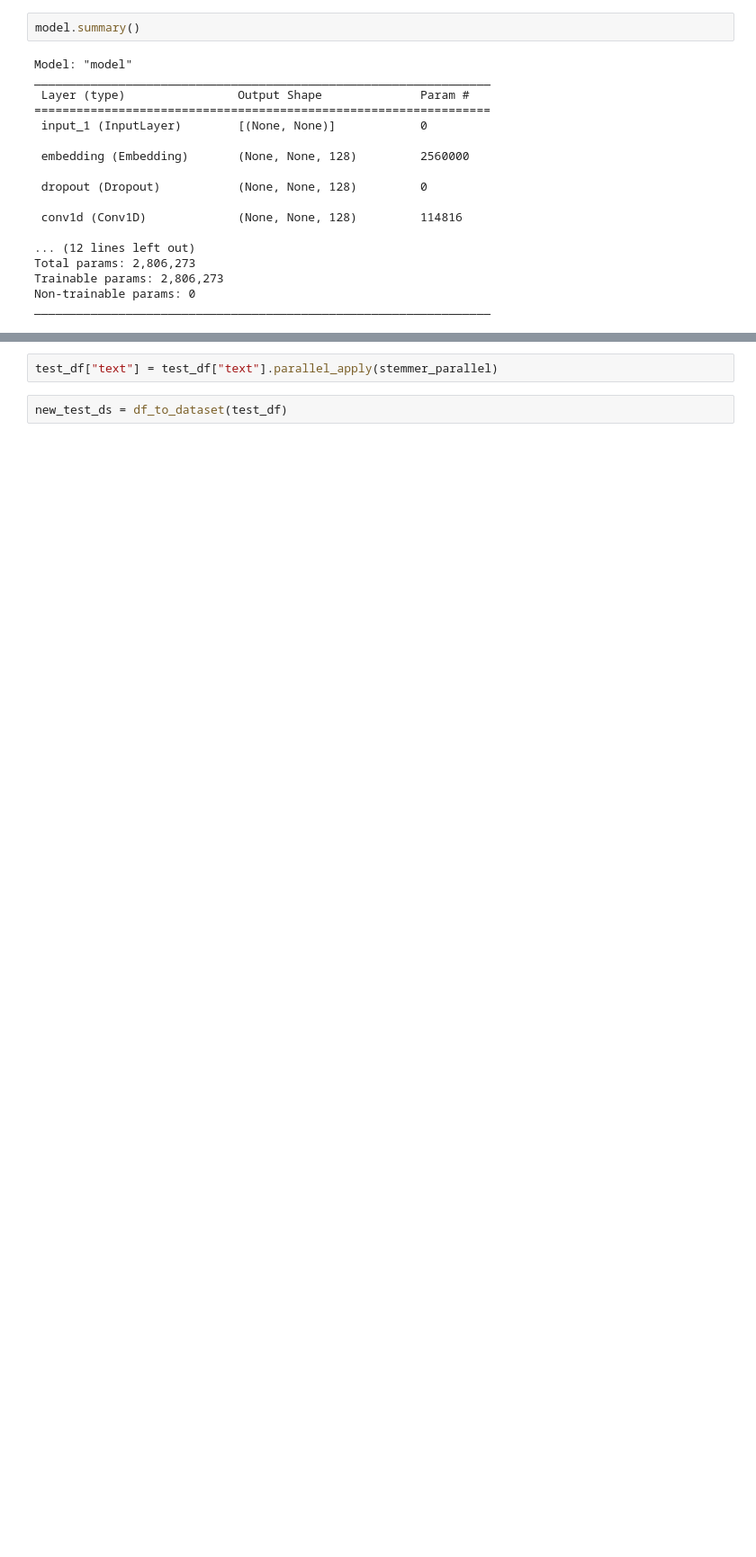
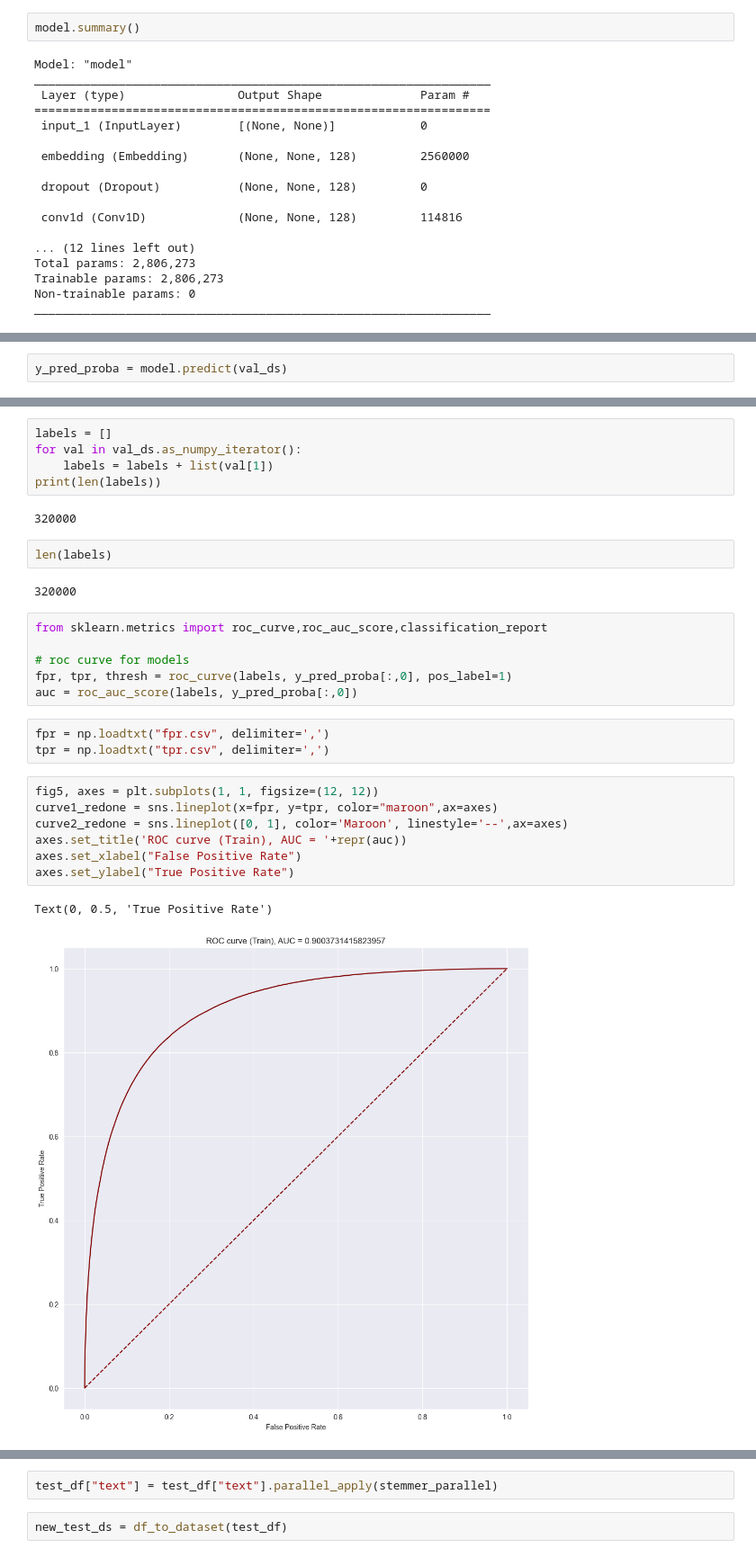
Before and after one commit to vishal-parameswaran/Suicidal_Intent_NLP_Classifier, a Jupyter notebook: neural_net.ipynb, the cells around one changed output, grey strips where cells are left out. Shown at 90% size. Saved outputs shown, nothing was run; the diff lists cells and outputs as text; blank space fills up the shorter version.

```diff
--- a/neural_net.ipynb
+++ b/neural_net.ipynb
@@ -267,0 +270,2 @@ Epoch 10/10
+# %%
+y_pred_proba = model.predict(val_ds)
@@ -267,0 +281,30 @@ Epoch 10/10
+# %%
+labels = []
+for val in val_ds.as_numpy_iterator():
+    labels = labels + list(val[1])
+print(len(labels))
+# %% [output]
+320000
+# %%
+len(labels)
+# %% [output]
+320000
+# %%
+from sklearn.metrics import roc_curve,roc_auc_score,classification_report
+
+# roc curve for models
+fpr, tpr, thresh = roc_curve(labels, y_pred_proba[:,0], pos_label=1)
+auc = roc_auc_score(labels, y_pred_proba[:,0])
+# %%
+fpr = np.loadtxt("fpr.csv", delimiter=',')
+tpr = np.loadtxt("tpr.csv", delimiter=',')
+# %%
+fig5, axes = plt.subplots(1, 1, figsize=(12, 12))
+curve1_redone = sns.lineplot(x=fpr, y=tpr, color="maroon",ax=axes)
+curve2_redone = sns.lineplot([0, 1], color='Maroon', linestyle='--',ax=axes)
+axes.set_title('ROC curve (Train), AUC = '+repr(auc))
+axes.set_xlabel("False Positive Rate")
+axes.set_ylabel("True Positive Rate")
+# %% [output]
+Text(0, 0.5, 'True Positive Rate')
+[figure, added]
```
Also changed, not shown: parts of 17 cells of this notebook, 6 other files.
